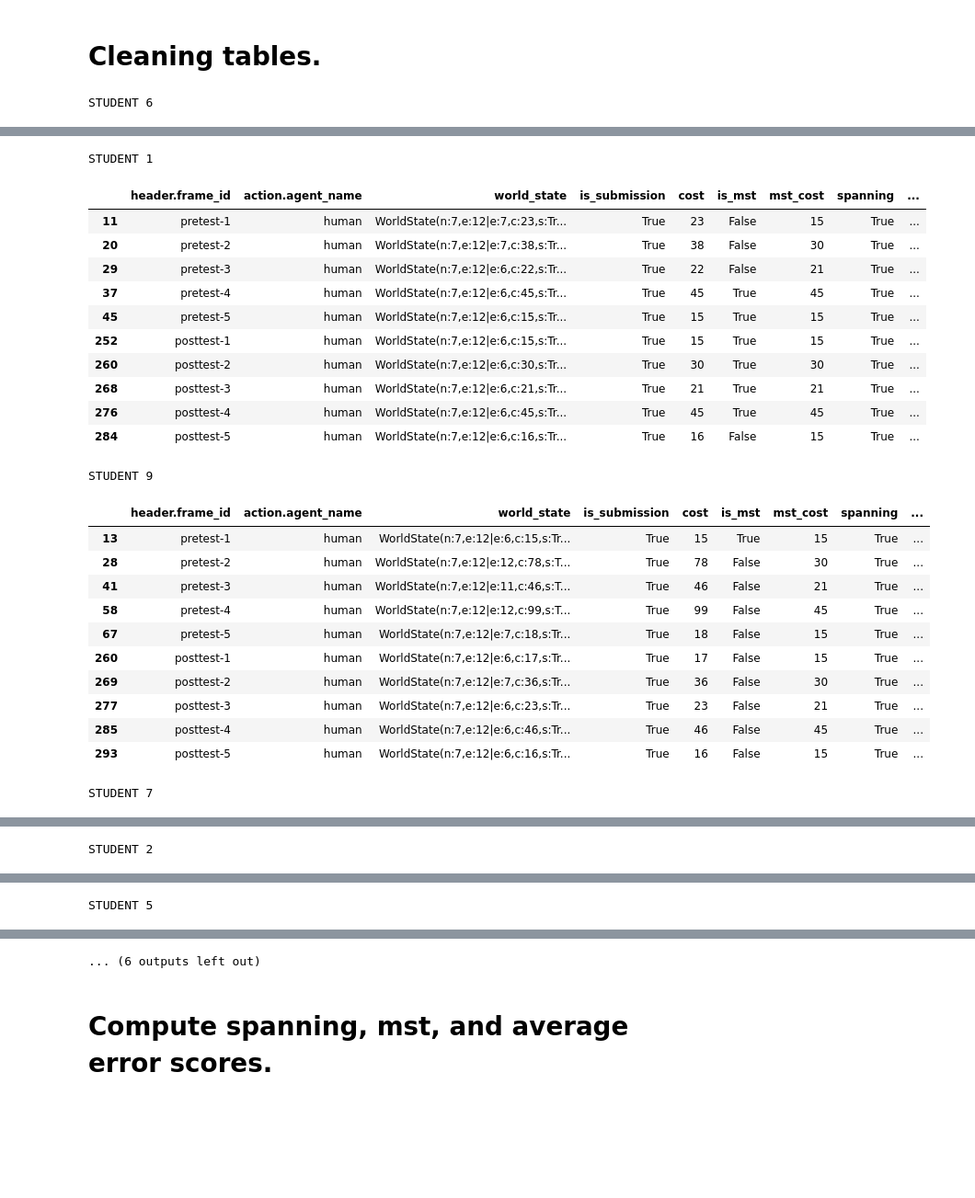
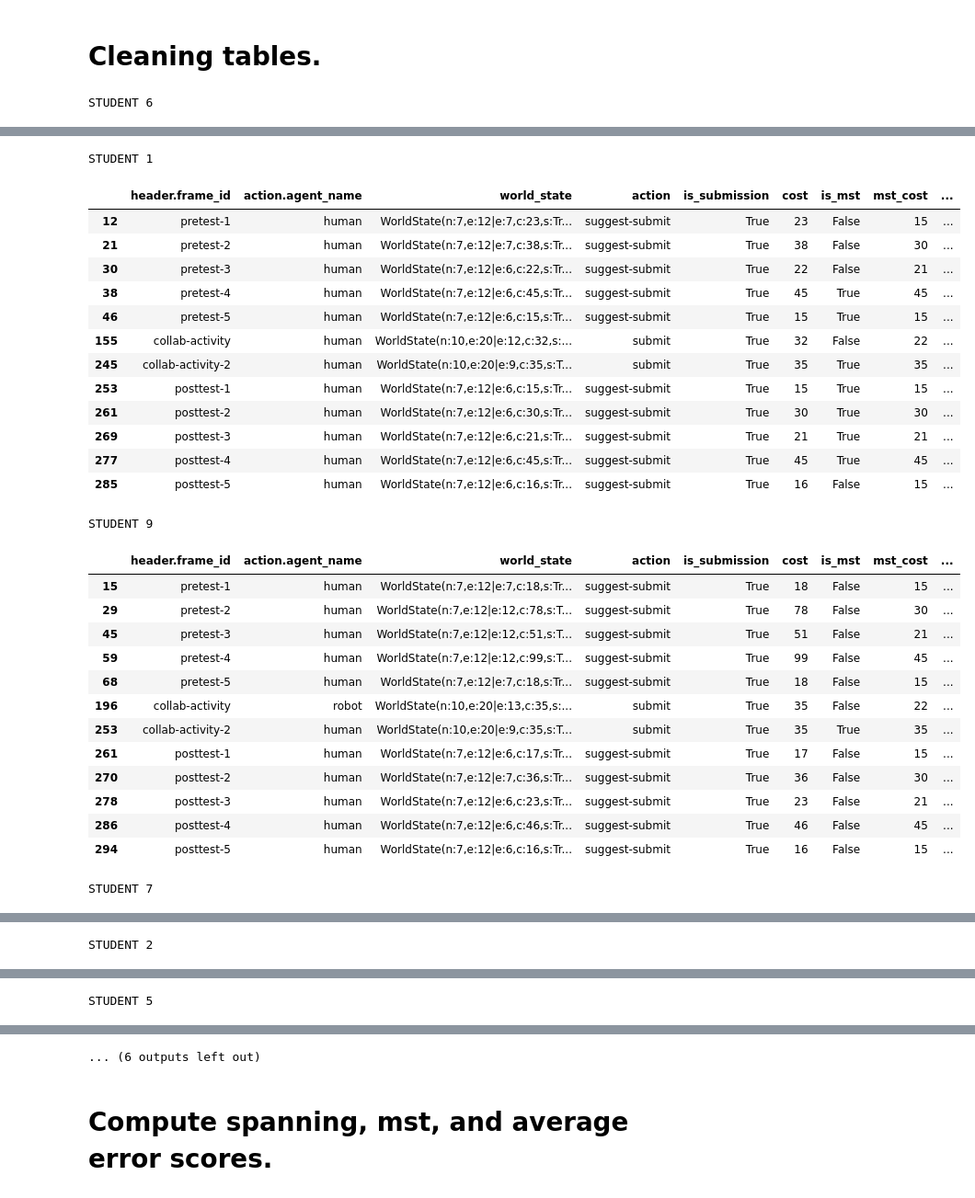
Before and after one commit to utku-norman/justhink-preexp-analysis, a Jupyter notebook: analysis/notebooks/3-measuring-learning-outcomes-pretest-postest.ipynb, the cells around one changed output, grey strips where cells are left out. Shown at 92% size. Drawn from its saved outputs; the diff is of its cells as text; code cells hidden in the pictures; blank space fills up the shorter version.

```diff
--- a/analysis/notebooks/3-measuring-learning-outcomes-pretest-postest.ipynb
+++ b/analysis/notebooks/3-measuring-learning-outcomes-pretest-postest.ipynb
@@ -45,13 +48,13 @@ def clean_tables():
         df.drop(['Time', 'header.seq', 'state.edges', 'state.suggested.u', 'state.suggested.v', 'state.terminal', 'state.submit_suggested', 'action.type', 'action.edge.u', 'action.edge.v', 'turn_agent', 'next_state.edges', 'next_state.suggested.u', 'next_state.suggested.v',
                 'next_state.terminal', 'next_state.submit_suggested', 'action_no', 'step_no'], axis=1, inplace=True)
 
-        # removing duplicate rows from submission log
+#         removing duplicate rows from submission log
         df.drop_duplicates(subset="header.frame_id",
-                           keep='first', inplace=True)
+                           keep='last', inplace=True)
 
-        # removing collaborative activity rows
-        df = df[df['header.frame_id'] != "collab-activity"]
-        df = df[df['header.frame_id'] != "collab-activity-2"]
+#         removing collaborative activity rows
+#         df = df[df['header.frame_id'] != "collab-activity"]
+#         df = df[df['header.frame_id'] != "collab-activity-2"]
 
         mst_costs = []
         spanning = []
@@ -99,25 +104,29 @@ STUDENT 6
 STUDENT 1
-|  | header.frame_id | action.agent_name | world_state | is_submission | cost | is_mst | mst_cost | spanning | ... |
-| 11 | pretest-1 | human | WorldState(n:7,e:12|e:7,c:23,s:Tr... | True | 23 | False | 15 | True | ... |
-| 20 | pretest-2 | human | WorldState(n:7,e:12|e:7,c:38,s:Tr... | True | 38 | False | 30 | True | ... |
-| 29 | pretest-3 | human | WorldState(n:7,e:12|e:6,c:22,s:Tr... | True | 22 | False | 21 | True | ... |
-| 37 | pretest-4 | human | WorldState(n:7,e:12|e:6,c:45,s:Tr... | True | 45 | True | 45 | True | ... |
-| 45 | pretest-5 | human | WorldState(n:7,e:12|e:6,c:15,s:Tr... | True | 15 | True | 15 | True | ... |
-| 252 | posttest-1 | human | WorldState(n:7,e:12|e:6,c:15,s:Tr... | True | 15 | True | 15 | True | ... |
-| 260 | posttest-2 | human | WorldState(n:7,e:12|e:6,c:30,s:Tr... | True | 30 | True | 30 | True | ... |
-| 268 | posttest-3 | human | WorldState(n:7,e:12|e:6,c:21,s:Tr... | True | 21 | True | 21 | True | ... |
-| 276 | posttest-4 | human | WorldState(n:7,e:12|e:6,c:45,s:Tr... | True | 45 | True | 45 | True | ... |
-| 284 | posttest-5 | human | WorldState(n:7,e:12|e:6,c:16,s:Tr... | True | 16 | False | 15 | True | ... |
+|  | header.frame_id | action.agent_name | world_state | action | is_submission | cost | is_mst | mst_cost | ... |
+| 12 | pretest-1 | human | WorldState(n:7,e:12|e:7,c:23,s:Tr... | suggest-submit | True | 23 | False | 15 | ... |
+| 21 | pretest-2 | human | WorldState(n:7,e:12|e:7,c:38,s:Tr... | suggest-submit | True | 38 | False | 30 | ... |
+| 30 | pretest-3 | human | WorldState(n:7,e:12|e:6,c:22,s:Tr... | suggest-submit | True | 22 | False | 21 | ... |
+| 38 | pretest-4 | human | WorldState(n:7,e:12|e:6,c:45,s:Tr... | suggest-submit | True | 45 | True | 45 | ... |
+| 46 | pretest-5 | human | WorldState(n:7,e:12|e:6,c:15,s:Tr... | suggest-submit | True | 15 | True | 15 | ... |
+| 155 | collab-activity | human | WorldState(n:10,e:20|e:12,c:32,s:... | submit | True | 32 | False | 22 | ... |
+| 245 | collab-activity-2 | human | WorldState(n:10,e:20|e:9,c:35,s:T... | submit | True | 35 | True | 35 | ... |
+| 253 | posttest-1 | human | WorldState(n:7,e:12|e:6,c:15,s:Tr... | suggest-submit | True | 15 | True | 15 | ... |
+| 261 | posttest-2 | human | WorldState(n:7,e:12|e:6,c:30,s:Tr... | suggest-submit | True | 30 | True | 30 | ... |
+| 269 | posttest-3 | human | WorldState(n:7,e:12|e:6,c:21,s:Tr... | suggest-submit | True | 21 | True | 21 | ... |
+| 277 | posttest-4 | human | WorldState(n:7,e:12|e:6,c:45,s:Tr... | suggest-submit | True | 45 | True | 45 | ... |
+| 285 | posttest-5 | human | WorldState(n:7,e:12|e:6,c:16,s:Tr... | suggest-submit | True | 16 | False | 15 | ... |
 STUDENT 9
-|  | header.frame_id | action.agent_name | world_state | is_submission | cost | is_mst | mst_cost | spanning | ... |
-| 13 | pretest-1 | human | WorldState(n:7,e:12|e:6,c:15,s:Tr... | True | 15 | True | 15 | True | ... |
-| 28 | pretest-2 | human | WorldState(n:7,e:12|e:12,c:78,s:T... | True | 78 | False | 30 | True | ... |
-| 41 | pretest-3 | human | WorldState(n:7,e:12|e:11,c:46,s:T... | True | 46 | False | 21 | True | ... |
-| 58 | pretest-4 | human | WorldState(n:7,e:12|e:12,c:99,s:T... | True | 99 | False | 45 | True | ... |
-| 67 | pretest-5 | human | WorldState(n:7,e:12|e:7,c:18,s:Tr... | True | 18 | False | 15 | True | ... |
-| 260 | posttest-1 | human | WorldState(n:7,e:12|e:6,c:17,s:Tr... | True | 17 | False | 15 | True | ... |
-| 269 | posttest-2 | human | WorldState(n:7,e:12|e:7,c:36,s:Tr... | True | 36 | False | 30 | True | ... |
-| 277 | posttest-3 | human | WorldState(n:7,e:12|e:6,c:23,s:Tr... | True | 23 | False | 21 | True | ... |
-| 285 | posttest-4 | human | WorldState(n:7,e:12|e:6,c:46,s:Tr... | True | 46 | False | 45 | True | ... |
-| 293 | posttest-5 | human | WorldState(n:7,e:12|e:6,c:16,s:Tr... | True | 16 | False | 15 | True | ... |
+|  | header.frame_id | action.agent_name | world_state | action | is_submission | cost | is_mst | mst_cost | ... |
+| 15 | pretest-1 | human | WorldState(n:7,e:12|e:7,c:18,s:Tr... | suggest-submit | True | 18 | False | 15 | ... |
+| 29 | pretest-2 | human | WorldState(n:7,e:12|e:12,c:78,s:T... | suggest-submit | True | 78 | False | 30 | ... |
+| 45 | pretest-3 | human | WorldState(n:7,e:12|e:12,c:51,s:T... | suggest-submit | True | 51 | False | 21 | ... |
+| 59 | pretest-4 | human | WorldState(n:7,e:12|e:12,c:99,s:T... | suggest-submit | True | 99 | False | 45 | ... |
+| 68 | pretest-5 | human | WorldState(n:7,e:12|e:7,c:18,s:Tr... | suggest-submit | True | 18 | False | 15 | ... |
+| 196 | collab-activity | robot | WorldState(n:10,e:20|e:13,c:35,s:... | submit | True | 35 | False | 22 | ... |
+| 253 | collab-activity-2 | human | WorldState(n:10,e:20|e:9,c:35,s:T... | submit | True | 35 | True | 35 | ... |
+| 261 | posttest-1 | human | WorldState(n:7,e:12|e:6,c:17,s:Tr... | suggest-submit | True | 17 | False | 15 | ... |
+| 270 | posttest-2 | human | WorldState(n:7,e:12|e:7,c:36,s:Tr... | suggest-submit | True | 36 | False | 30 | ... |
+| 278 | posttest-3 | human | WorldState(n:7,e:12|e:6,c:23,s:Tr... | suggest-submit | True | 23 | False | 21 | ... |
+| 286 | posttest-4 | human | WorldState(n:7,e:12|e:6,c:46,s:Tr... | suggest-submit | True | 46 | False | 45 | ... |
+| 294 | posttest-5 | human | WorldState(n:7,e:12|e:6,c:16,s:Tr... | suggest-submit | True | 16 | False | 15 | ... |
 STUDENT 7
```
Also changed, not shown: parts of 16 cells of this notebook, 2 other files.
